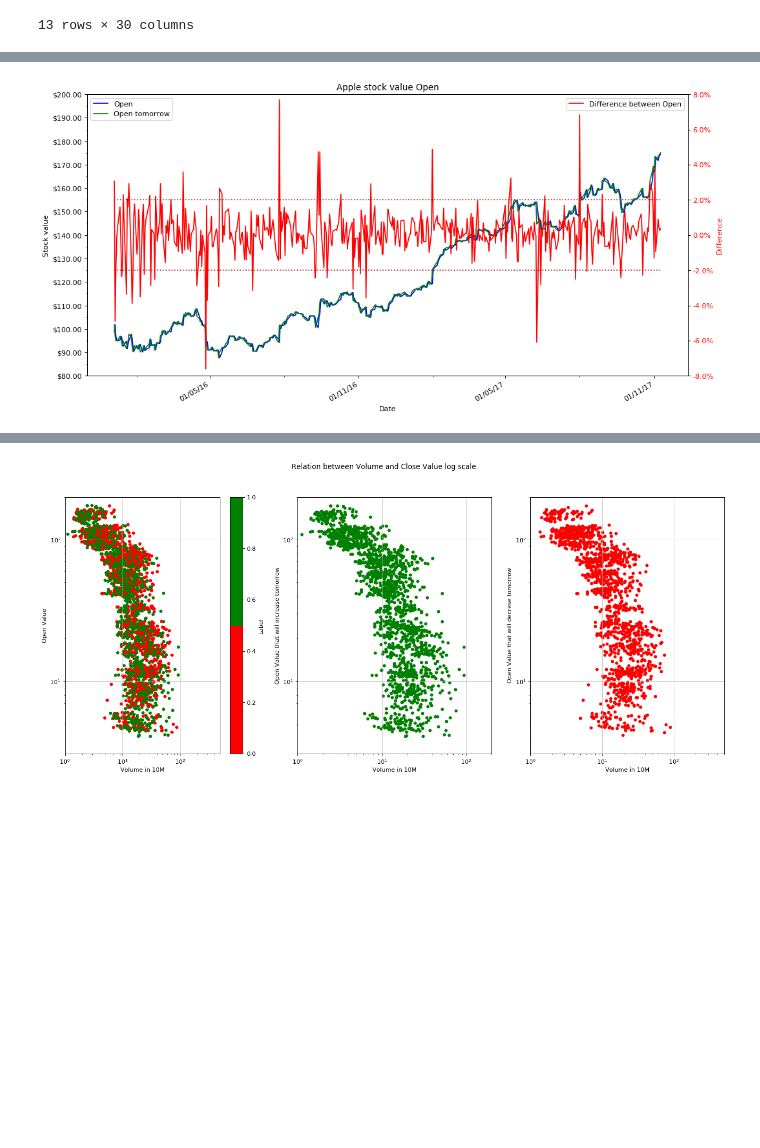
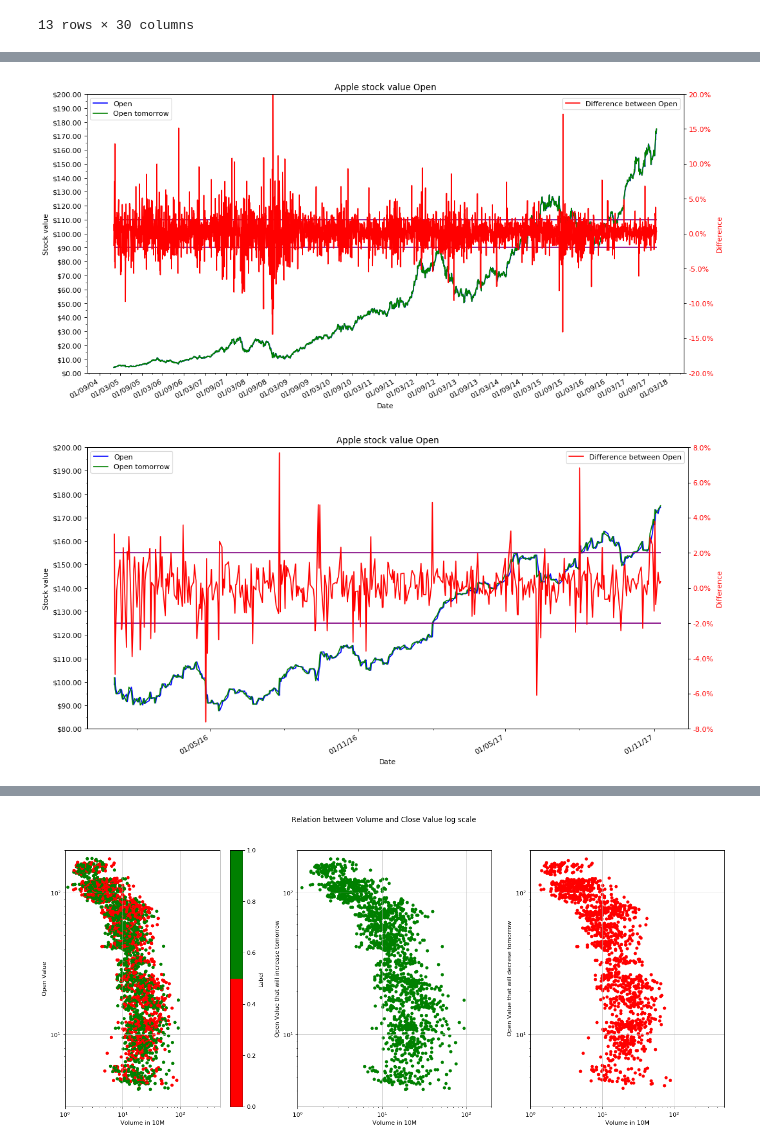
Before and after one commit to MildoCentaur/stockforecasting, a Jupyter notebook: notebooks/Explore dataset .ipynb, the cells around one changed output, grey strips where cells are left out. Cells and saved outputs as stored; diff of their text form; code cells hidden in the pictures; blank space fills up the shorter version.

Commit message:
improve graphs and add some more

```diff
--- a/notebooks/Explore dataset .ipynb
+++ b/notebooks/Explore dataset .ipynb
@@ -279,8 +279,11 @@ def plot_differences(df, y1,y2,title, image_name='difference.png'):
     ax.xaxis.set_minor_locator(mdates.MonthLocator(interval=3))
 
     df.plot(kind='line',x=x['series'][0],y=y1['series'][0], color=y1['colors'][0],ax=ax, title=title)
-    df.plot(kind='line',x=x['series'][0],y=y1['series'][1], color=y1['colors'][1], ax=ax)
-    ax.legend([y1["legends"][0], y1["legends"][1]], loc='upper left')
+    if len(y1['series'])>1:
+        df.plot(kind='line',x=x['series'][0],y=y1['series'][1], color=y1['colors'][1], ax=ax)
+        ax.legend([y1["legends"][0], y1["legends"][1]], loc='upper left')
+    else:
+        ax.legend([y1["legends"][0]], loc='upper left')
 
     if y2!='' :
         ax2 = ax.twinx()
@@ -298,8 +301,8 @@ def plot_differences(df, y1,y2,title, image_name='difference.png'):
         ax2.tick_params(axis='y', labelcolor = y2['ticker']['color'])
         ax2.set_ylabel(y2["ticker"]['text'], color = y2['ticker']['color'])  # we already handled the x-label with ax1
         df.plot(kind='line',x=x['series'][0],y=y2['series'][0], color=y2['colors'][0], ax=ax2)
-        ax2.hlines(2, df.Date.min(), df.Date.max(), colors='brown', linestyles='dotted')
-        ax2.hlines(-2, df.Date.min(), df.Date.max(), colors='brown', linestyles='dotted')
+        ax2.hlines(2, df.Date.min(), df.Date.max(), colors='purple', linestyles='solid')
+        ax2.hlines(-2, df.Date.min(), df.Date.max(), colors='purple', linestyles='solid')
         ax2.legend([y2["legends"][0]])
 
     visualization_path = os.path.join(os.path.pardir, 'reports', 'figures', 'exploration', image_name)
@@ -314,42 +317,51 @@ generate_candle_plot_with_split(dataset, '2016-11-09', '2005-01-01')
 # %% [output]
 [interactive output not drawn]
 # %%
-
-df_comparison = dataset[dataset.Date >= '2016-01-01']
+df_comparison_2005 = dataset[dataset.Date >= '2005-01-01']
 
 y1 = {'series' : ['Open','Tomorrow_Open'],
        'ticker' : {'text':'Stock value',
                    'locator':{
                        'major':10,
                        'minor':5
                    },
                    'limit':{
-                      'min':80,
+                      'min':0,
                       'max':200,
                       },
                    'formatter':''
                   },
        'colors': ['blue', 'green'],
        'legends' : ["Open", "Open tomorrow"]
      }
 
 y2 = {'series' : ['Diff_Tomorrow_Open'],
        'ticker' : {'text':'Difference',
                   'color': 'red',
                   'limit':{
-                      'min':-8,
-                      'max':8,
+                      'min':-20,
+                      'max':20,
                   },
                    'formatter':'%'
                   },
         'colors': ['red'],
         'legends' : ["Difference between Open"]
      }
 x = {'series' : ['Date']}
 
-plot_differences(df_comparison,y1, y2,'Apple stock value Open','differenceOpenTodayTomorrow_2016')
+plot_differences(df_comparison_2005,y1, y2,'Apple stock value Open','differenceOpenTodayTomorrow_2005')
+
+
+df_comparison_2016 = dataset[dataset.Date >= '2016-01-01']
+
+y1['ticker']['limit']['min'] = 80
+y2['ticker']['limit']['min']= -8
+y2['ticker']['limit']['max']= 8
+
+plot_differences(df_comparison_2016,y1, y2,'Apple stock value Open','differenceOpenTodayTomorrow_2016')
 # %% [output]
-[figure, old version]
+[figure, new version]
+[figure, added]
 # %%
 y1 = {'series' : ['Close','Yesterday_Close'],
        'ticker' : {'text':'Stock value',
```
Also changed, not shown: parts of 2 cells of this notebook, 9 other files.
